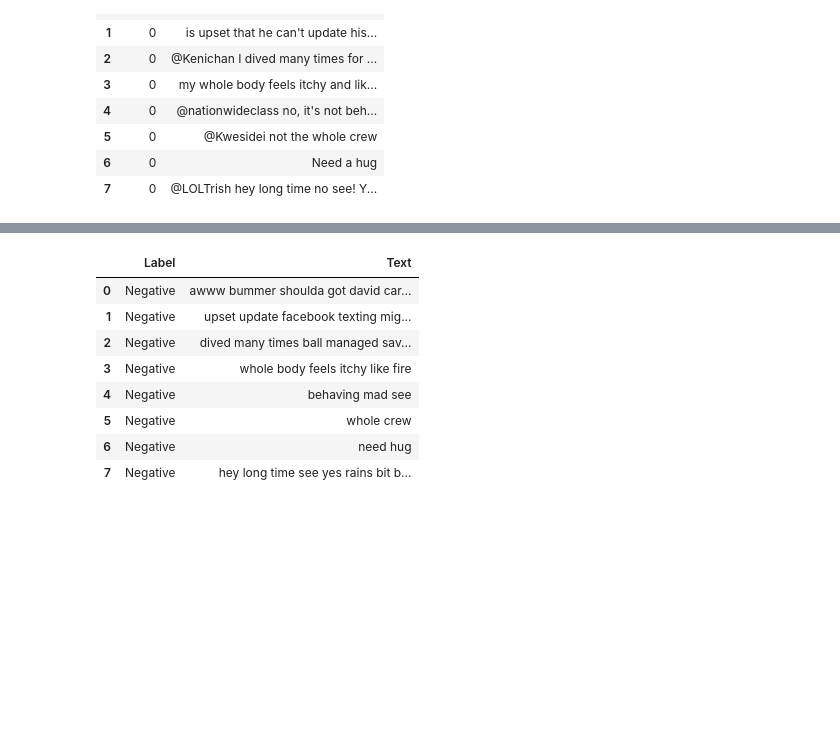
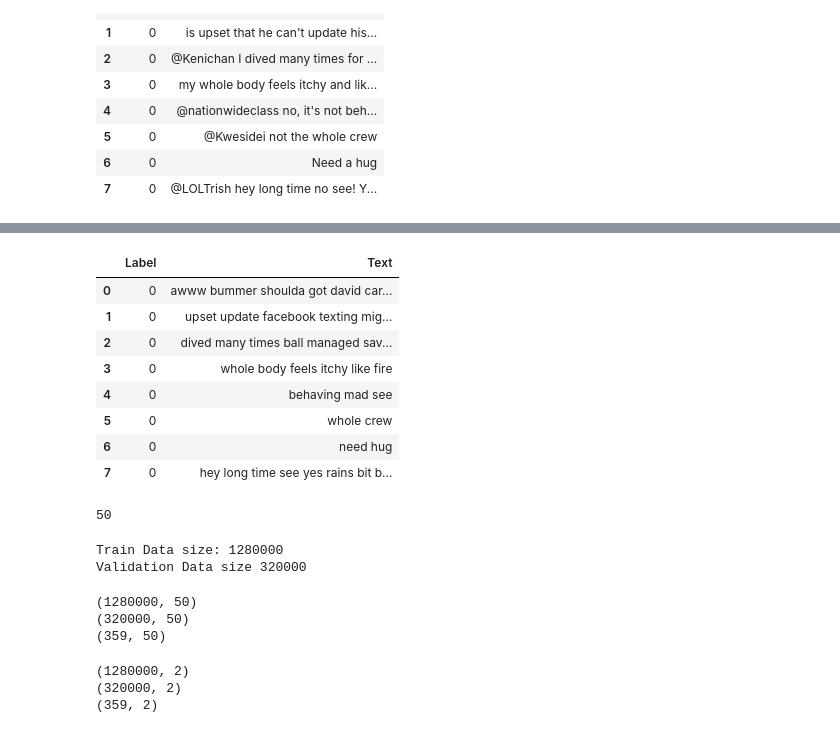
Before and after one commit to asadian98/Deep-Learning-Course-EE25647, a Jupyter notebook: HW3/HW3_Q1.ipynb, the cells around one changed output, grey strips where cells are left out. Cells and saved outputs as stored; diff of their text form; code cells hidden in the pictures; blank space fills up the shorter version.

```diff
--- a/HW3/HW3_Q1.ipynb
+++ b/HW3/HW3_Q1.ipynb
@@ -18,6 +20,7 @@ Archive:  trainingandtestdata.zip
 # %%
 import pandas as pd
 df = pd.read_csv('training.1600000.processed.noemoticon.csv', encoding = 'latin', header = None)
+df_test = pd.read_csv('testdata.manual.2009.06.14.csv', encoding = 'latin', header = None)
 df.head(8)
 # %% [output]
 |  | 0 | 1 | 2 | 3 | 4 | 5 |
@@ -32,8 +35,13 @@ df.head(8)
 # %%
 # drop unnecessary columns
 df = df.drop([1, 2, 3, 4], axis=1)
+df_test = df_test.drop([1, 2, 3, 4], axis=1)
+df_test = df_test[df_test[0] != 2]
+
 # add header
 df.columns = ['Label', 'Text']
+df_test.columns = ['Label', 'Text']
+
 df.head(8)
 # %% [output]
 |  | Label | Text |
@@ -54,6 +66,8 @@ Name: Label, dtype: int64
 # %%
-df.Label[df.Label == 0] = "Negative"
-df.Label[df.Label == 4] = "Positive"
+df.Label[df.Label == 0] = 0
+df.Label[df.Label == 4] = 1
+df_test.Label[df_test.Label == 0] = 0
+df_test.Label[df_test.Label == 4] = 1
 df.head(8)
 # %% [output]
 A value is trying to be set on a copy of a slice from a DataFrame
@@ -80,27 +102,79 @@ stop_words = stopwords.words('english')
 # %%
 import re
 
 def preprocessing(txt):
   txt = re.sub("#[A-Za-z0-9_]+","", str(txt).lower()).strip() # remove hashtag
   txt = re.sub("@[A-Za-z0-9_]+","", txt) # remove mentions
   txt = re.sub(r"http\S+", "", txt) # remove links
   txt = re.sub(r"www.\S+", "", txt) # remove links
   txt = re.sub('[()!?]', ' ', txt)  # remove punctuations
   txt = re.sub('\[.*?\]',' ', txt)  # remove punctuations
   txt = re.sub("[^a-z0-9]"," ", txt)# non-alphanumeric characters
   tweet = [word for word in txt.split() if word not in stop_words]
   return " ".join(tweet)
 
 df.Text = df.Text.apply(lambda x: preprocessing(x))
+df_test.Text = df_test.Text.apply(lambda x: preprocessing(x))
 
 df.head(8)
 # %% [output]
 |  | Label | Text |
-| 0 | Negative | awww bummer shoulda got david car... |
-| 1 | Negative | upset update facebook texting mig... |
-| 2 | Negative | dived many times ball managed sav... |
-| 3 | Negative | whole body feels itchy like fire |
-| 4 | Negative | behaving mad see |
-| 5 | Negative | whole crew |
-| 6 | Negative | need hug |
-| 7 | Negative | hey long time see yes rains bit b... |
+| 0 | 0 | awww bummer shoulda got david car... |
+| 1 | 0 | upset update facebook texting mig... |
+| 2 | 0 | dived many times ball managed sav... |
+| 3 | 0 | whole body feels itchy like fire |
+| 4 | 0 | behaving mad see |
+| 5 | 0 | whole crew |
+| 6 | 0 | need hug |
+| 7 | 0 | hey long time see yes rains bit b... |
+# %%
+mx = 0
+# find maximum number of words in a tweet
+for i in range(len(df.Text)):
+  txt = df.Text[i].split()
+  if len(txt) > mx : mx = len(txt)
+print(mx)
+# %% [output]
+50
+# %%
+from sklearn.model_selection import train_test_split
+train_data, valid_data = train_test_split(df, test_size=0.2, random_state=42)
+print("Train Data size:", len(train_data))
+print("Validation Data size", len(valid_data))
+# %% [output]
+Train Data size: 1280000
+Validation Data size 320000
+# %%
+from keras.preprocessing.sequence import pad_sequences
+from keras.preprocessing.text import Tokenizer
+
+# Tokenizing
+tokenizer = Tokenizer()
+tokenizer.fit_on_texts(train_data.Text)
+
+# Padding
+x_train = pad_sequences(tokenizer.texts_to_sequences(train_data.Text), maxlen = 50)
+x_valid = pad_sequences(tokenizer.texts_to_sequences(valid_data.Text), maxlen = 50)
+x_test = pad_sequences(tokenizer.texts_to_sequences(df_test.Text), maxlen = 50)
+
+print(x_train.shape)
+print(x_valid.shape)
+print(x_test.shape)
+# %% [output]
+(1280000, 50)
+(320000, 50)
+(359, 50)
+# %%
+from keras.utils import np_utils
+
+y_train = np_utils.to_categorical(train_data.Label, 2)
+y_valid = np_utils.to_categorical(valid_data.Label, 2)
+y_test = np_utils.to_categorical(df_test.Label, 2)
+
+print(y_train.shape)
+print(y_valid.shape)
+print(y_test.shape)
+# %% [output]
+(1280000, 2)
+(320000, 2)
+(359, 2)
```
Also changed, not shown: parts of 16 cells of this notebook.
